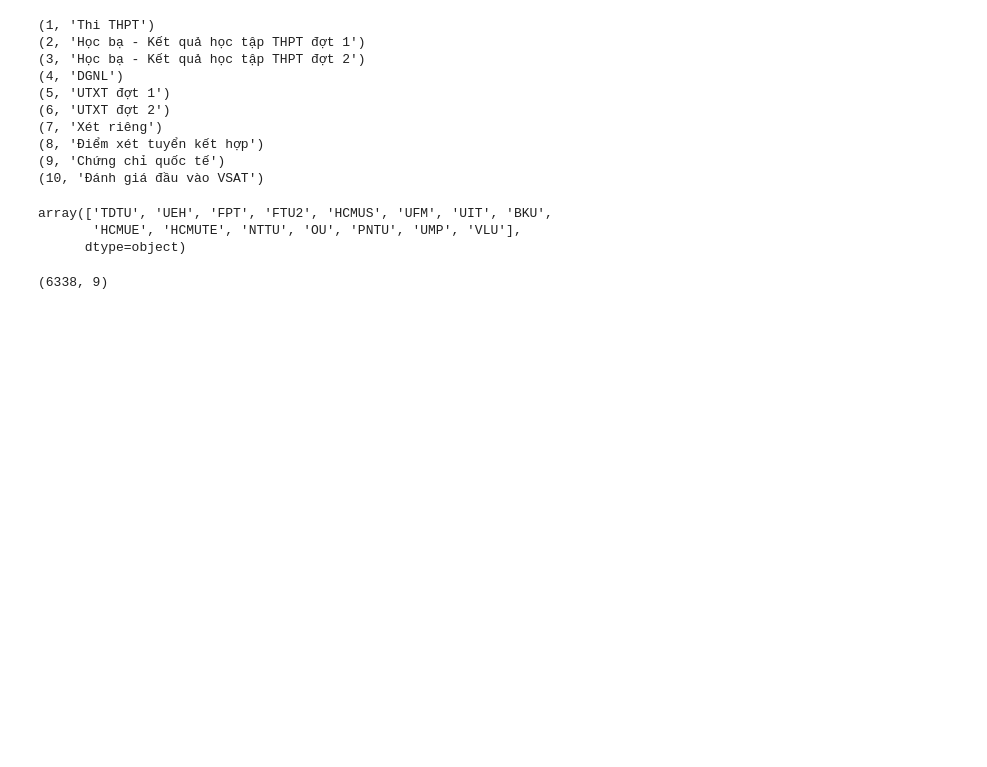
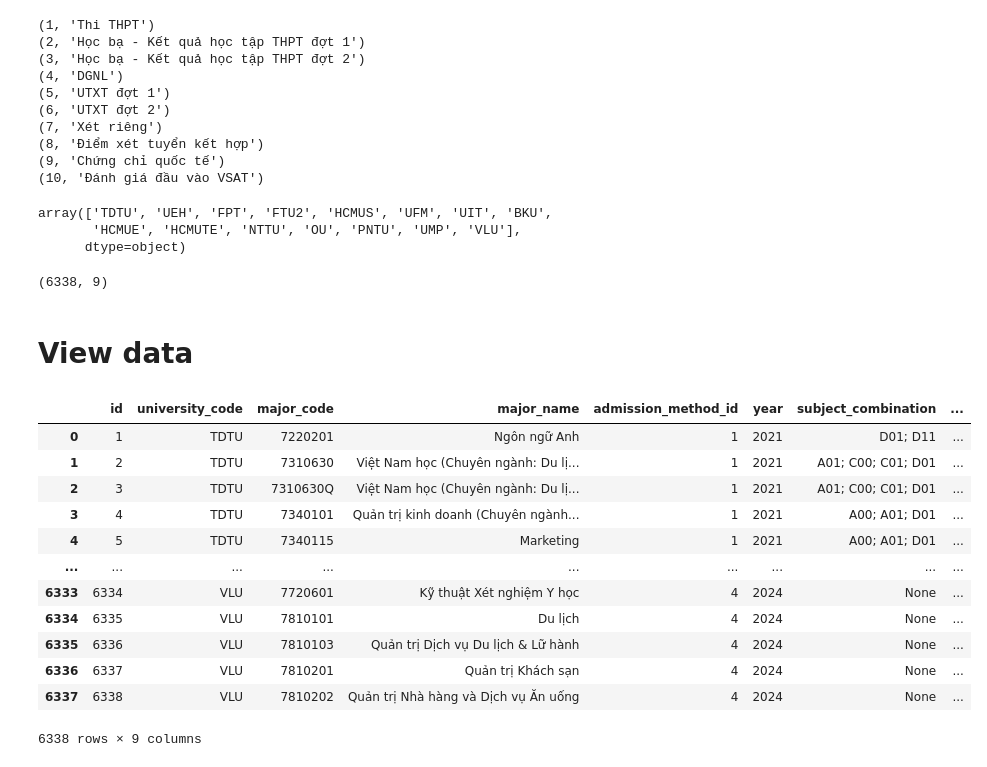
Before and after one commit to HoangVuSnape/UNI_HCM_AI, a Jupyter notebook: notebooks/DataSQL/createSQL.ipynb, the cells around one changed output. Drawn from its saved outputs; the diff is of its cells as text; code cells hidden in the pictures; blank space fills up the shorter version.

Commit message:
view sql

```diff
--- a/notebooks/DataSQL/createSQL.ipynb
+++ b/notebooks/DataSQL/createSQL.ipynb
@@ -552,3 +552,28 @@ df.shape
 # %%
 allowed_universities = {'HCMUTE', 'VLU', 'UMP', 'PNTU', 'OU', 'NTTU', 'HCMUE', 'BKU'}
 insert_admission_scores_from_folders(r'E:\LLM_clone\Tdtu-chatbot\notebooks\Data Tuyển sinh', allowed_universities)
+# %% [markdown]
+# View data
+# %%
+query = f"SELECT * FROM admission_scores ;"
+
+# Connect to the database and execute the query
+with sqlite3.connect("university_admissions.db") as conn:
+    df = pd.read_sql_query(query, conn)
+
+# Display the filtered result
+df
+# %% [output]
+|  | id | university_code | major_code | major_name | admission_method_id | year | subject_combination | ... |
+| 0 | 1 | TDTU | 7220201 | Ngôn ngữ Anh | 1 | 2021 | D01; D11 | ... |
+| 1 | 2 | TDTU | 7310630 | Việt Nam học (Chuyên ngành: Du lị... | 1 | 2021 | A01; C00; C01; D01 | ... |
+| 2 | 3 | TDTU | 7310630Q | Việt Nam học (Chuyên ngành: Du lị... | 1 | 2021 | A01; C00; C01; D01 | ... |
+| 3 | 4 | TDTU | 7340101 | Quản trị kinh doanh (Chuyên ngành... | 1 | 2021 | A00; A01; D01 | ... |
+| 4 | 5 | TDTU | 7340115 | Marketing | 1 | 2021 | A00; A01; D01 | ... |
+| ... | ... | ... | ... | ... | ... | ... | ... | ... |
+| 6333 | 6334 | VLU | 7720601 | Kỹ thuật Xét nghiệm Y học | 4 | 2024 | None | ... |
+| 6334 | 6335 | VLU | 7810101 | Du lịch | 4 | 2024 | None | ... |
+| 6335 | 6336 | VLU | 7810103 | Quản trị Dịch vụ Du lịch & Lữ hành | 4 | 2024 | None | ... |
+| 6336 | 6337 | VLU | 7810201 | Quản trị Khách sạn | 4 | 2024 | None | ... |
+| 6337 | 6338 | VLU | 7810202 | Quản trị Nhà hàng và Dịch vụ Ăn uống | 4 | 2024 | None | ... |
+6338 rows × 9 columns
```
Also changed, not shown: parts of 1 cell of this notebook, 1 other file.
